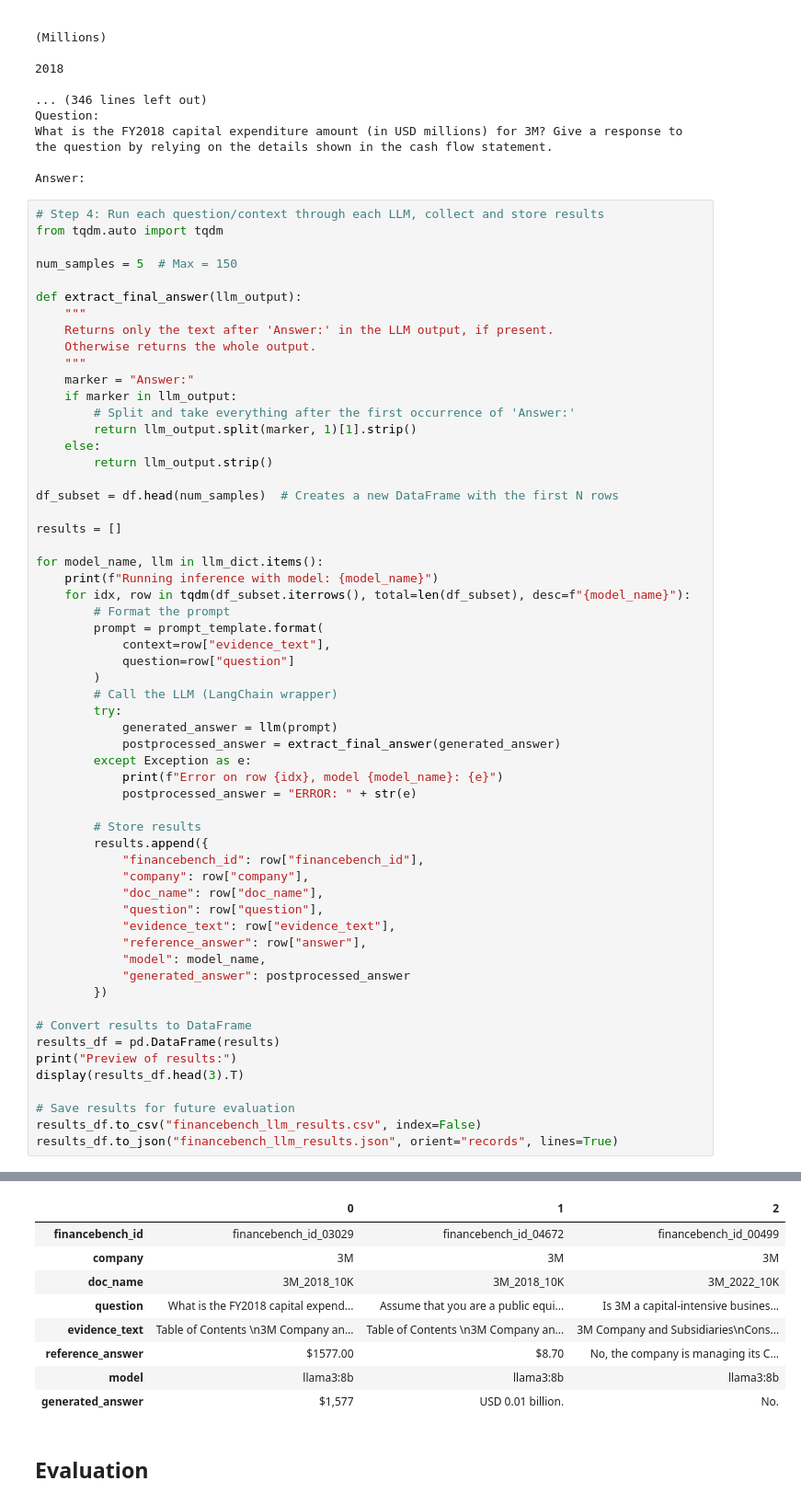
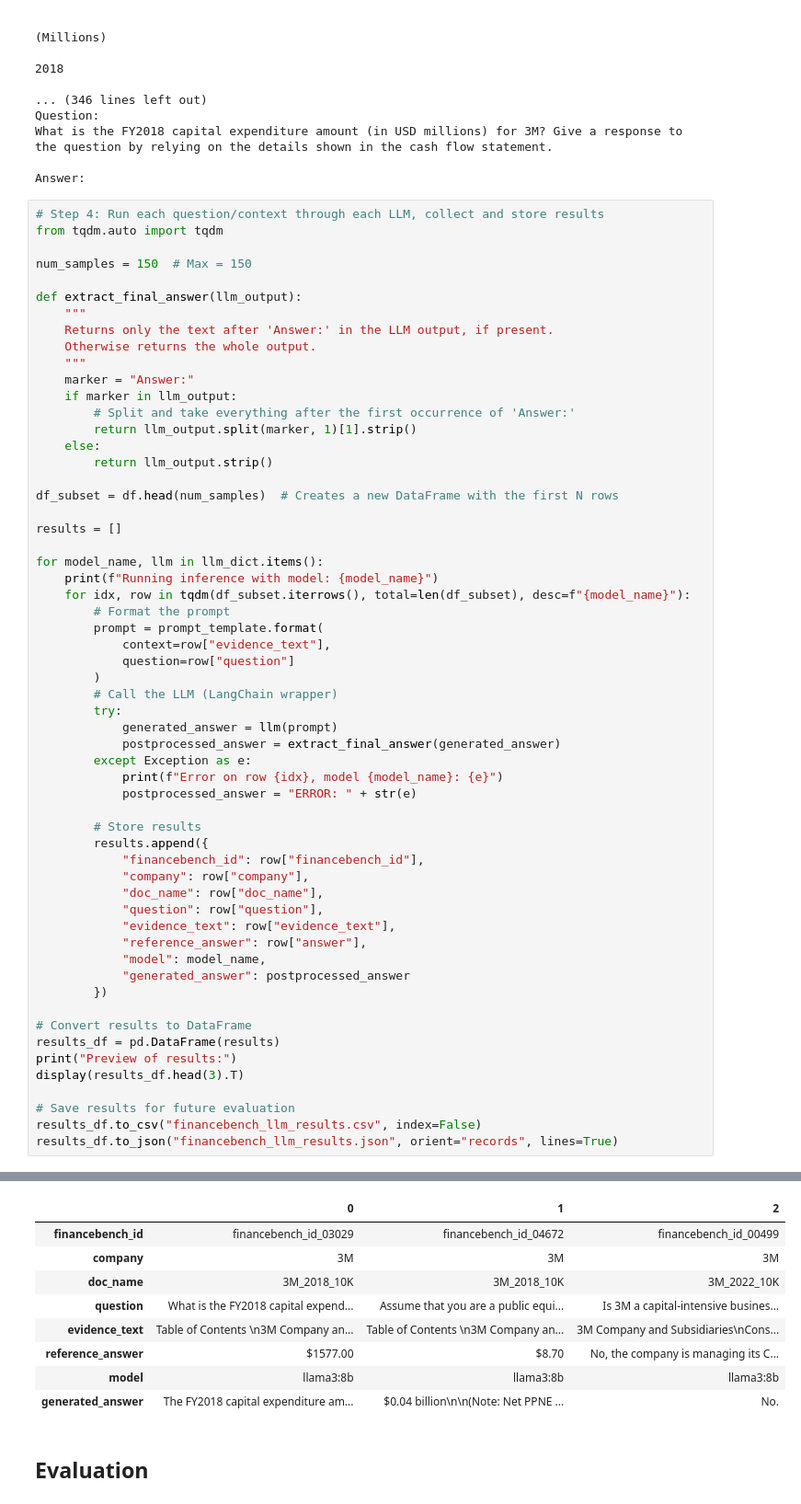
Before and after one commit to mkahe/finance-rag, a Jupyter notebook: labs/financebench_bm_llm_generation/main.ipynb, the cells around one changed output, grey strips where cells are left out. Shown at 92% size. Saved outputs shown, nothing was run; the diff lists cells and outputs as text.

```diff
--- a/labs/financebench_bm_llm_generation/main.ipynb
+++ b/labs/financebench_bm_llm_generation/main.ipynb
@@ -188,7 +188,7 @@ Answer:
 # Step 4: Run each question/context through each LLM, collect and store results
 from tqdm.auto import tqdm
 
-num_samples = 5  # Max = 150
+num_samples = 150  # Max = 150
 
 def extract_final_answer(llm_output):
     """
@@ -227,34 +227,34 @@ for model_name, llm in llm_dict.items():
             "financebench_id": row["financebench_id"],
             "company": row["company"],
             "doc_name": row["doc_name"],
             "question": row["question"],
             "evidence_text": row["evidence_text"],
             "reference_answer": row["answer"],
             "model": model_name,
             "generated_answer": postprocessed_answer
         })
 
 # Convert results to DataFrame
 results_df = pd.DataFrame(results)
 print("Preview of results:")
 display(results_df.head(3).T)
 
 # Save results for future evaluation
 results_df.to_csv("financebench_llm_results.csv", index=False)
 results_df.to_json("financebench_llm_results.json", orient="records", lines=True)
 # %% [output]
 Running inference with model: llama3:8b
 Running inference with model: gemma:7b
 Preview of results:
 |  | 0 | 1 | 2 |
 | financebench_id | financebench_id_03029 | financebench_id_04672 | financebench_id_00499 |
 | company | 3M | 3M | 3M |
 | doc_name | 3M_2018_10K | 3M_2018_10K | 3M_2022_10K |
 | question | What is the FY2018 capital expend... | Assume that you are a public equi... | Is 3M a capital-intensive busines... |
 | evidence_text | Table of Contents \n3M Company an... | Table of Contents \n3M Company an... | 3M Company and Subsidiaries\nCons... |
 | reference_answer | $1577.00 | $8.70 | No, the company is managing its C... |
 | model | llama3:8b | llama3:8b | llama3:8b |
-| generated_answer | $1,577 | USD 0.01 billion. | No. |
+| generated_answer | The FY2018 capital expenditure am... | $0.04 billion\n\n(Note: Net PPNE ... | No. |
 # %% [markdown]
 ## Evaluation
 # %%
```
Also changed, not shown: parts of 11 cells of this notebook, 1 other file.
